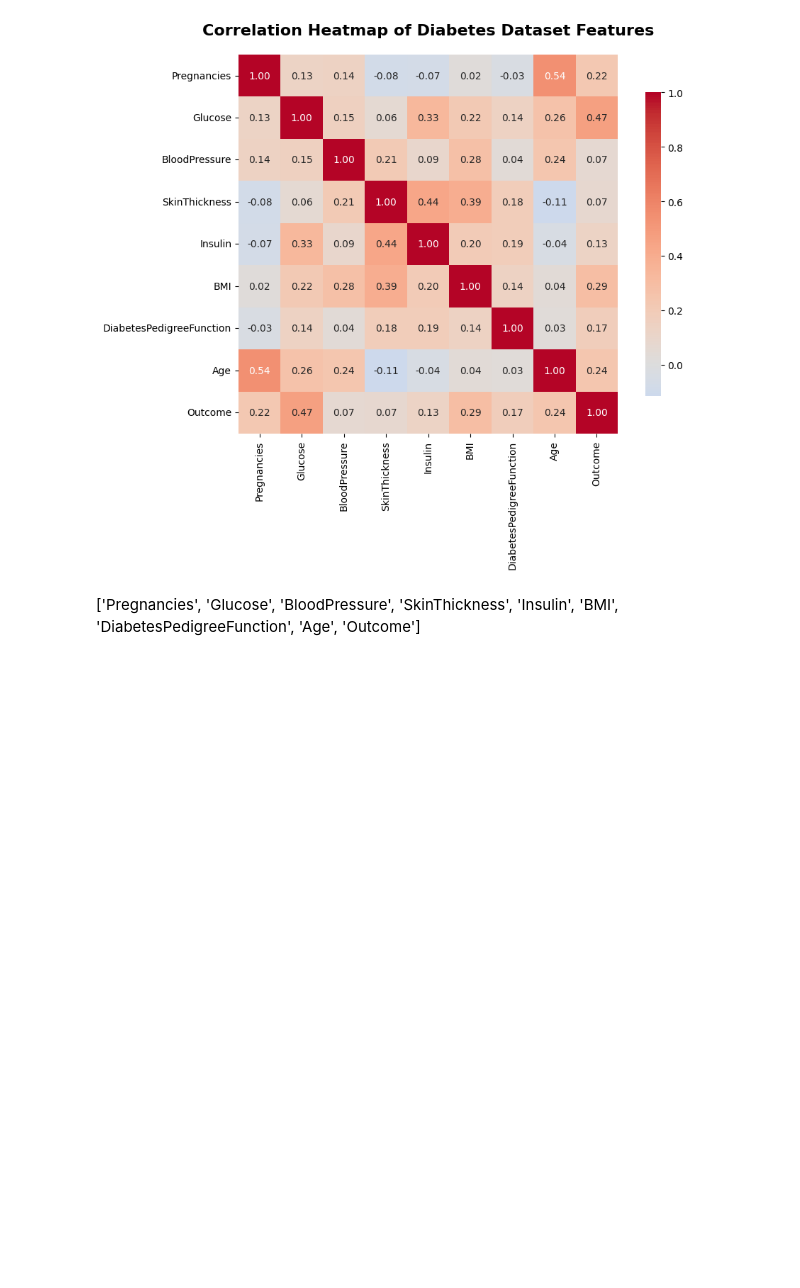
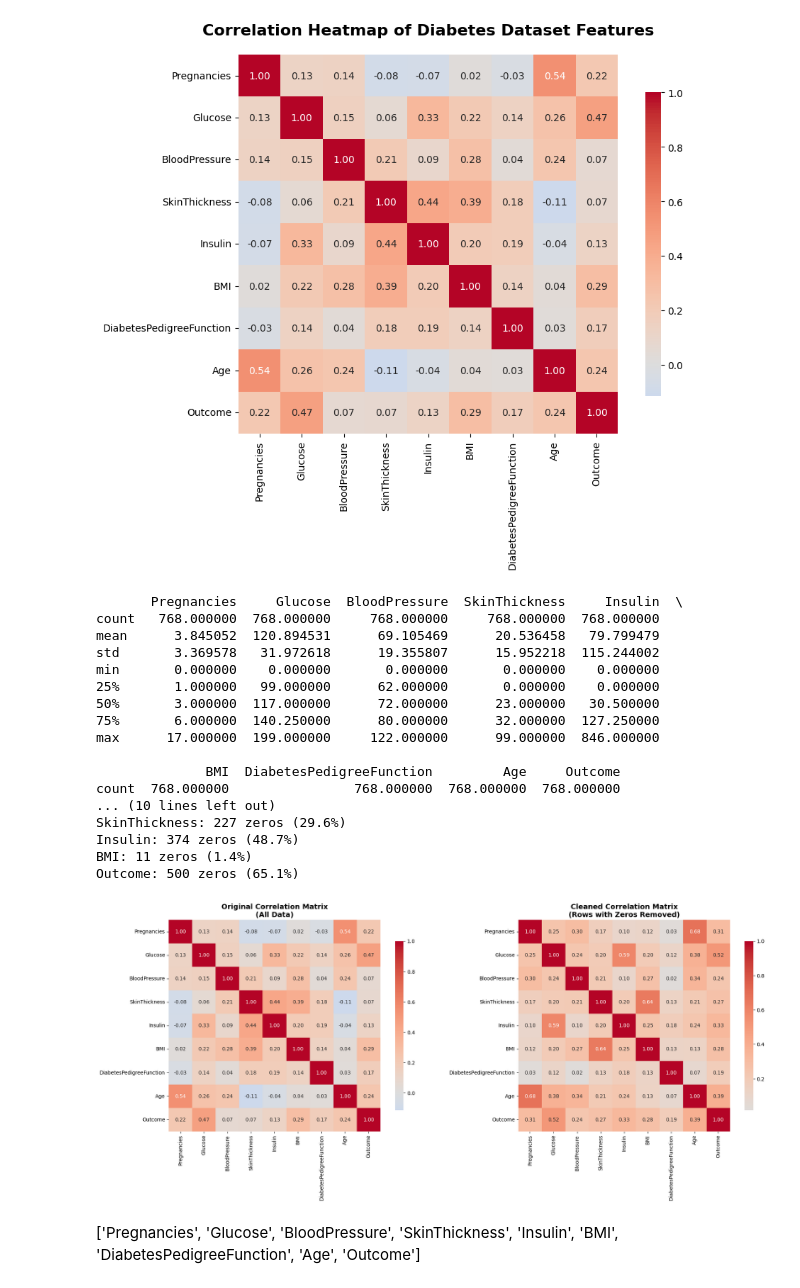
Before and after one commit to jharveymagna/PSET4_Ethics, a Jupyter notebook: Correlation Matrix.ipynb, the cells around one changed output. Saved outputs shown, nothing was run; the diff lists cells and outputs as text; code cells hidden in the pictures; blank space fills up the shorter version.

```diff
--- a/Correlation Matrix.ipynb
+++ b/Correlation Matrix.ipynb
@@ -23,6 +23,61 @@ plt.tight_layout()
 plt.show()
 # %% [output]
 [figure]
+# %%
+# Remove all rows that contain any zero values
+print(diabetesData.describe())
+
+# Check which columns have zeros
+for col in diabetesData.columns:
+    zero_count = (diabetesData[col] == 0).sum()
+    zero_percentage = (zero_count / len(diabetesData)) * 100
+    if zero_count > 0:
+        print(f"{col}: {zero_count} zeros ({zero_percentage:.1f}%)")
+
+# Remove rows with any zero values (excluding Outcome column since 0 is valid)
+feature_columns = [col for col in diabetesData.columns if col != 'Outcome']
+diabetesData_no_zeros = diabetesData[(diabetesData[feature_columns] != 0).all(axis=1)]
+
+
+# Calculate correlation matrix for cleaned data
+correlation_matrix_clean = diabetesData_no_zeros.corr()
+
+# Create comparison plots
+fig, (ax1, ax2) = plt.subplots(1, 2, figsize=(20, 8))
+
+# Original correlation matrix
+sns.heatmap(correlation_matrix,
+            annot=True, cmap='coolwarm', center=0, square=True, fmt='.2f',
+            cbar_kws={'shrink': 0.8}, ax=ax1)
+ax1.set_title('Original Correlation Matrix\n(All Data)', fontsize=14, fontweight='bold')
+
+# Cleaned correlation matrix
+sns.heatmap(correlation_matrix_clean,
+            annot=True, cmap='coolwarm', center=0, square=True, fmt='.2f',
+            cbar_kws={'shrink': 0.8}, ax=ax2)
+ax2.set_title('Cleaned Correlation Matrix\n(Rows with Zeros Removed)', fontsize=14, fontweight='bold')
+
+plt.tight_layout()
+plt.show()
+# %% [output]
+       Pregnancies     Glucose  BloodPressure  SkinThickness     Insulin  \
+count   768.000000  768.000000     768.000000     768.000000  768.000000
+mean      3.845052  120.894531      69.105469      20.536458   79.799479
+std       3.369578   31.972618      19.355807      15.952218  115.244002
+min       0.000000    0.000000       0.000000       0.000000    0.000000
+25%       1.000000   99.000000      62.000000       0.000000    0.000000
+50%       3.000000  117.000000      72.000000      23.000000   30.500000
+75%       6.000000  140.250000      80.000000      32.000000  127.250000
+max      17.000000  199.000000     122.000000      99.000000  846.000000
+
+              BMI  DiabetesPedigreeFunction         Age     Outcome
+count  768.000000                768.000000  768.000000  768.000000
+... (10 lines left out)
+SkinThickness: 227 zeros (29.6%)
+Insulin: 374 zeros (48.7%)
+BMI: 11 zeros (1.4%)
+Outcome: 500 zeros (65.1%)
+[figure, added]
 # %% [markdown]
 ['Pregnancies', 'Glucose', 'BloodPressure', 'SkinThickness', 'Insulin', 'BMI', 'DiabetesPedigreeFunction', 'Age', 'Outcome']
 # %%
```
